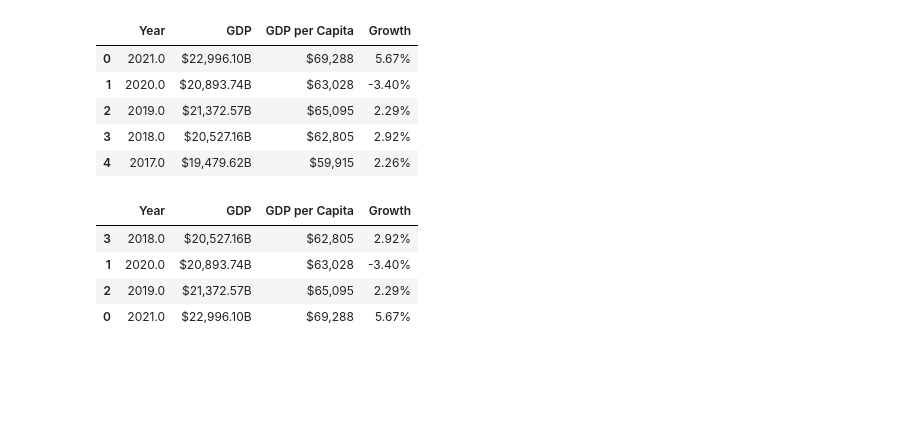
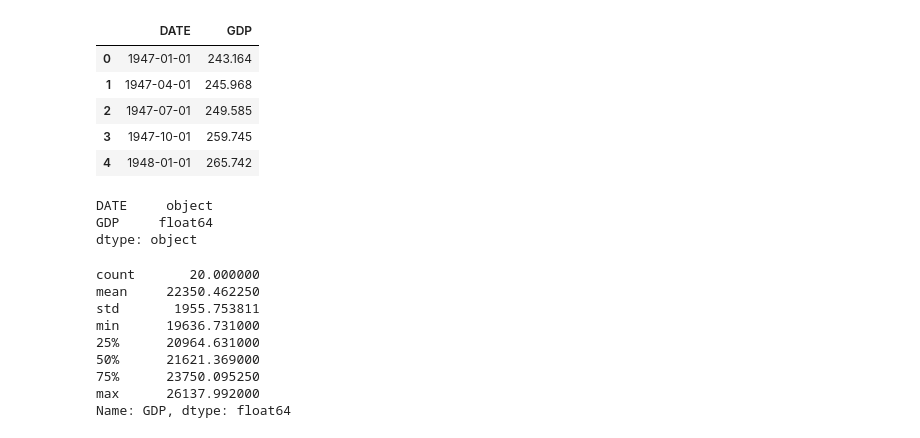
Before and after one commit to mike2463/Group-Project, a Jupyter notebook: GDP_Data.ipynb, the cells around one changed output. Drawn from its saved outputs; the diff is of its cells as text; code cells hidden in the pictures; blank space fills up the shorter version.

```diff
--- a/GDP_Data.ipynb
+++ b/GDP_Data.ipynb
@@ -4,21 +5,32 @@ import matplotlib.pyplot as plt
 # %%
-data = pd.read_csv('Resources/USA_GDP.csv')
+data = pd.read_csv('Resources/GDP.csv')
 data.head()
 # %% [output]
-|  | Year | GDP | GDP per Capita | Growth |
-| 0 | 2021.0 | $22,996.10B | $69,288 | 5.67% |
-| 1 | 2020.0 | $20,893.74B | $63,028 | -3.40% |
-| 2 | 2019.0 | $21,372.57B | $65,095 | 2.29% |
-| 3 | 2018.0 | $20,527.16B | $62,805 | 2.92% |
-| 4 | 2017.0 | $19,479.62B | $59,915 | 2.26% |
+|  | DATE | GDP |
+| 0 | 1947-01-01 | 243.164 |
+| 1 | 1947-04-01 | 245.968 |
+| 2 | 1947-07-01 | 249.585 |
+| 3 | 1947-10-01 | 259.745 |
+| 4 | 1948-01-01 | 265.742 |
 # %%
-recent_gdp = data[data['Year']>=2018]
-recent_gdp = recent_gdp.sort_values('GDP')
-recent_gdp
+pd.to_datetime(data['DATE'], format= '%Y-%m-%d' )
+recent_gdp = data[(data['DATE']>='2018-01-01')]
+#recent_gdp = recent_gdp.sort_values('GDP')
+recent_gdp.dtypes
 # %% [output]
-|  | Year | GDP | GDP per Capita | Growth |
-| 3 | 2018.0 | $20,527.16B | $62,805 | 2.92% |
-| 1 | 2020.0 | $20,893.74B | $63,028 | -3.40% |
-| 2 | 2019.0 | $21,372.57B | $65,095 | 2.29% |
-| 0 | 2021.0 | $22,996.10B | $69,288 | 5.67% |
+DATE     object
+GDP     float64
+dtype: object
+# %%
+recent_gdp['GDP'].describe()
+# %% [output]
+count       20.000000
+mean     22350.462250
+std       1955.753811
+min      19636.731000
+25%      20964.631000
+50%      21621.369000
+75%      23750.095250
+max      26137.992000
+Name: GDP, dtype: float64
 # %%
```
Also changed, not shown: parts of 4 cells of this notebook, 1 other file.
